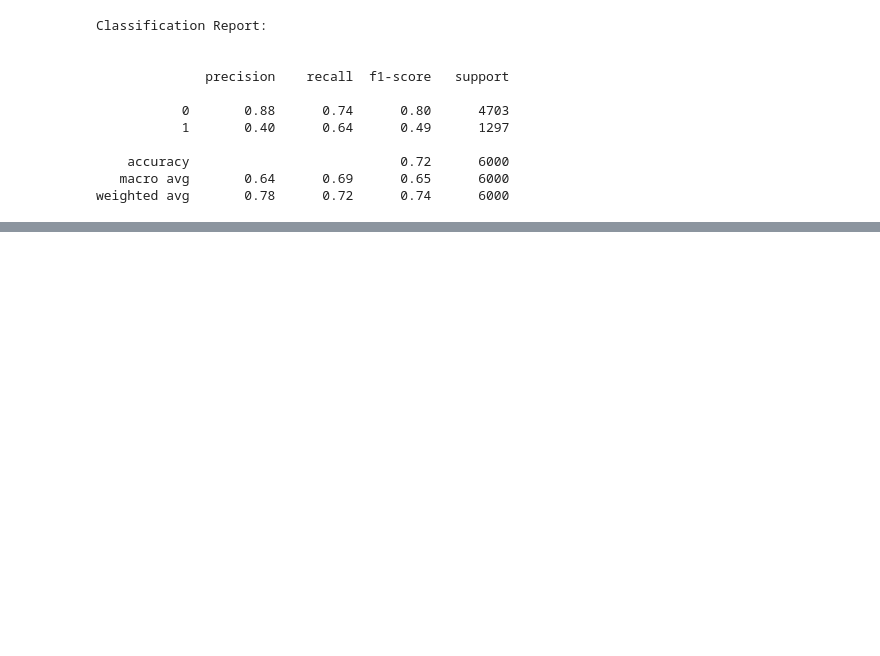
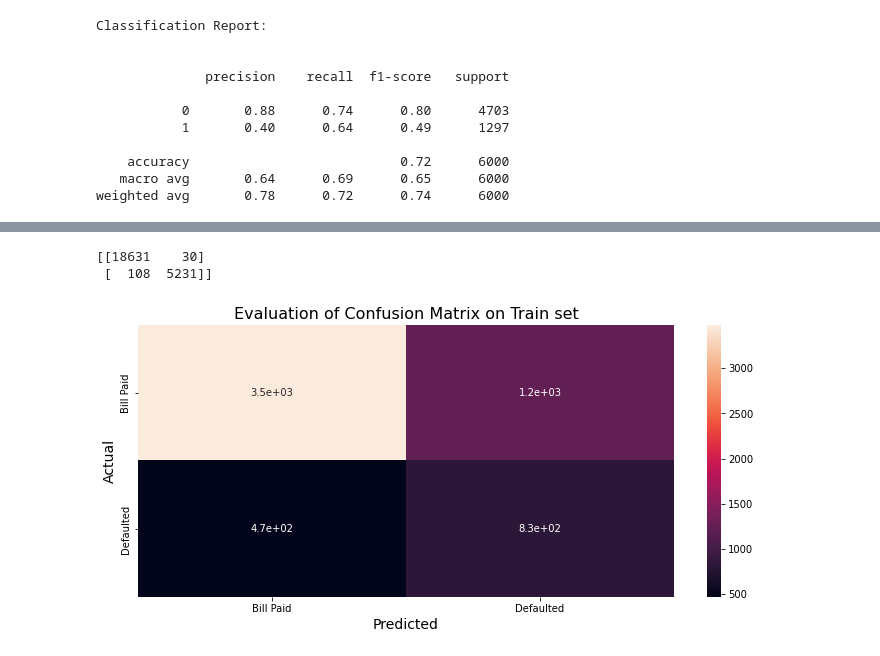
Before and after one commit to Narayan718/credit-card-bill-payment, a Jupyter notebook: default_payment.ipynb, the cells around one changed output, grey strips where cells are left out. Saved outputs shown, nothing was run; the diff lists cells and outputs as text; code cells hidden in the pictures; blank space fills up the shorter version.

```diff
--- a/default_payment.ipynb
+++ b/default_payment.ipynb
@@ -1014,0 +1000,5 @@ plt.show()
+# %%
+from sklearn.ensemble import RandomForestClassifier
+
+clf = RandomForestClassifier()
+clf.fit(X_train, y_train)
@@ -1014,0 +1007,3 @@ plt.show()
+# %%
+pred_train = clf.predict(X_train)
+pred_test = clf.predict(X_test)
@@ -1014,0 +1044,18 @@ plt.show()
+# %%
+cm_train = confusion_matrix(y_train, pred_train)
+print(cm_train)
+
+labels = ['Bill Paid', 'Defaulted']
+plt.figure(figsize=(12,5))
+ax = plt.subplot()
+sns.heatmap(cm_test, annot=True, ax=ax)
+plt.title('Evaluation of Confusion Matrix on Train set', size=16)
+plt.xlabel('Predicted', size=14)
+plt.ylabel('Actual', size=14)
+ax.xaxis.set_ticklabels(labels)
+ax.yaxis.set_ticklabels(labels)
+plt.show()
+# %% [output]
+[[18631    30]
+ [  108  5231]]
+[figure, added]
```
Also changed, not shown: parts of 42 cells of this notebook.
